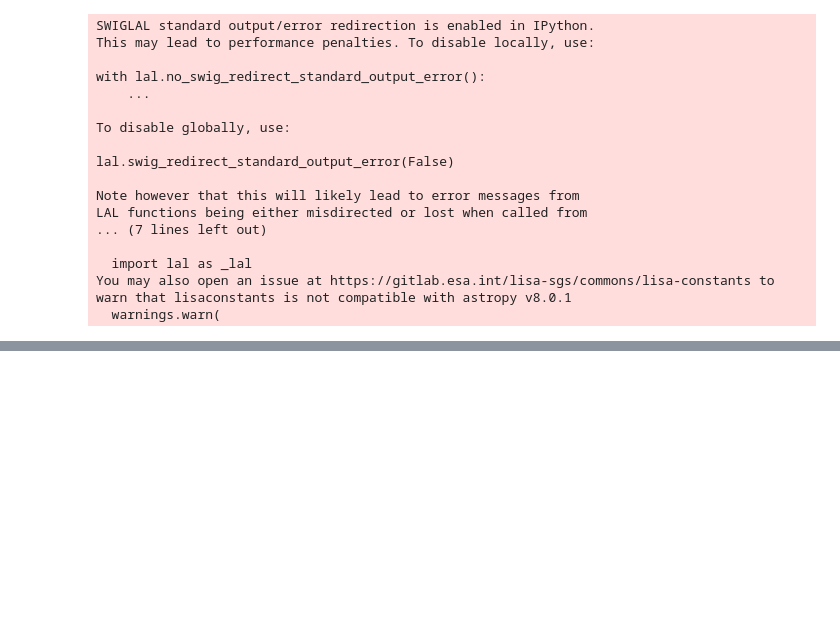
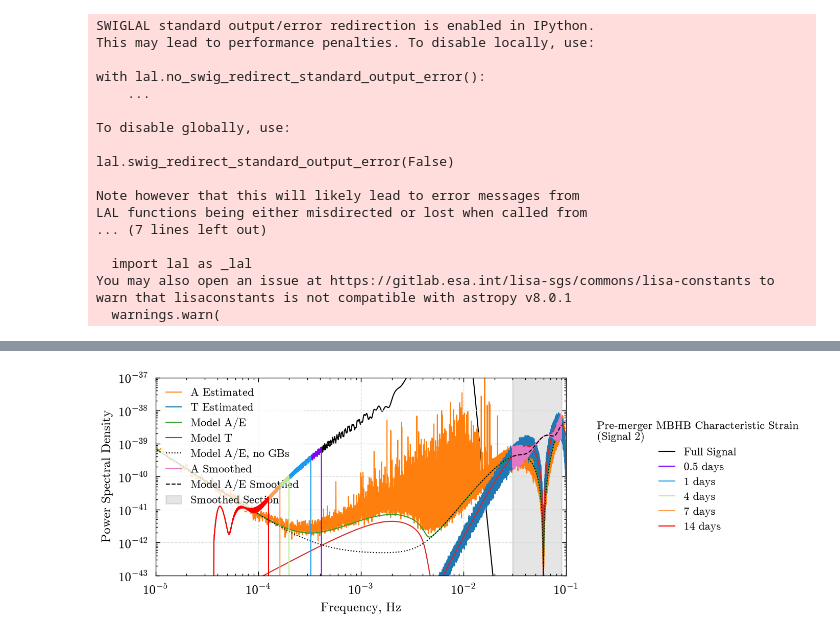
Before and after one commit to icg-gravwaves/lisa_premerger_sangria, a Jupyter notebook: estimate_psds/plot_psds.ipynb, the cells around one changed output, grey strips where cells are left out. Saved outputs shown, nothing was run; the diff lists cells and outputs as text; code cells hidden in the pictures; blank space fills up the shorter version.

```diff
--- a/estimate_psds/plot_psds.ipynb
+++ b/estimate_psds/plot_psds.ipynb
@@ -124,19 +150,0 @@ So lets have a look at the charcteristic strain. First we load it in:
-# %%
-import h5py
-cutoff_days = [0.5, 1, 4, 7, 14]
-example_signal_number = 2
-
-with h5py.File('characteristic_strain/collected_characteristic_strain.hdf', 'r') as ccsf:
-    freqs = ccsf['frequencies'][:]
-    valid = freqs > 0
-    freqs = freqs[valid]
-    full_char = np.sqrt(ccsf[str(example_signal_number)]['0_A'][valid] ** 2 + ccsf[str(example_signal_number)]['0_E'][valid] ** 2)
-    char = {
-        days: np.sqrt(ccsf[str(example_signal_number)][str(days).replace('.','p') + '_A'][valid] ** 2 +
-                      ccsf[str(example_signal_number)][str(days).replace('.','p') + '_E'][valid] ** 2)
-        for days in cutoff_days
-    }
-
-
-time_before_colors = plotting_utils.get_colors(cutoff_days)
-time_before_colors[0] = 'k'
@@ -293 +151,81 @@ NameError: name 'plt' is not defined
+# %%
+time_before_colors = plotting_utils.get_colors(cutoff_days)
+time_before_colors[0] = 'k'
+
+paper_example_signal = 2
+
+width = plt.rcParams["figure.figsize"][0] * 1.5
+height = plt.rcParams["figure.figsize"][1] * 1.25
+fig, ax = plt.subplots(1, figsize=(width, height))
+
+leg1 = plot_psd_lines(ax)
+
+with h5py.File('characteristic_strain/collected_characteristic_strain.hdf', 'r') as ccsf:
+    freqs = ccsf['frequencies'][:]
+    valid = freqs > 0
+    freqs = freqs[valid]
+
+    full_char = np.sqrt(ccsf[str(paper_example_signal)]['0_A'][valid] ** 2 + ccsf[str(paper_example_signal)]['0_E'][valid] ** 2)
+    char = {
+        days: np.sqrt(ccsf[str(paper_example_signal)][str(days).replace('.','p') + '_A'][valid] ** 2 +
+                    ccsf[str(paper_example_signal)][str(days).replace('.','p') + '_E'][valid] ** 2)
+        for days in cutoff_days
+    }
+
+
+line2 = []
+labels2 = []
+
+ax.loglog(
+    freqs,
+    full_char ** 2 / freqs,
+    c='k',
+    zorder=-90,
+    rasterized=True
+)
+line2.append(
+    ax.loglog(
+        [],
+        [],
+        color='k',
+    )[0]
+)
+labels2.append('Full Signal')
+for days in cutoff_days:
+
+    ax.loglog(
+        freqs,
+        char[days] ** 2 / freqs,
+        color=time_before_colors[days],
+        label=f'{days} days',
+        zorder=40+days,
+        rasterized=True
+    )
+    line2.append(
+        ax.loglog(
+            [],
+            [],
+            color=time_before_colors[days],
+        )[0]
+    )
+    labels2.append(f'{days} days' if days > 0 else 'Full Signal')
+
+leg2 = ax.legend(
+    line2,
+    labels2,
+    loc="center left",
+    title=f"Pre-merger MBHB Characteristic Strain\n(Signal {paper_example_signal})",
+    bbox_to_anchor=(1.05,0.5),
+)
+ax.add_artist(leg1)
+
+ax.set_ylabel("Power Spectral Density")
+ax.set_xlabel("Frequency, Hz")
+ax.set_ylim([1e-43, 1e-37])
+ax.set_xlim([1e-5, 1e-1])
+ax.grid(zorder=-100)
+
+fig.savefig(f'{paper_plot_dir}/figure_1_psds_with_sources.png')
+# %% [output]
+[figure, added]
 # %% [markdown]
```
Also changed, not shown: parts of 22 cells of this notebook, 17 other files.
